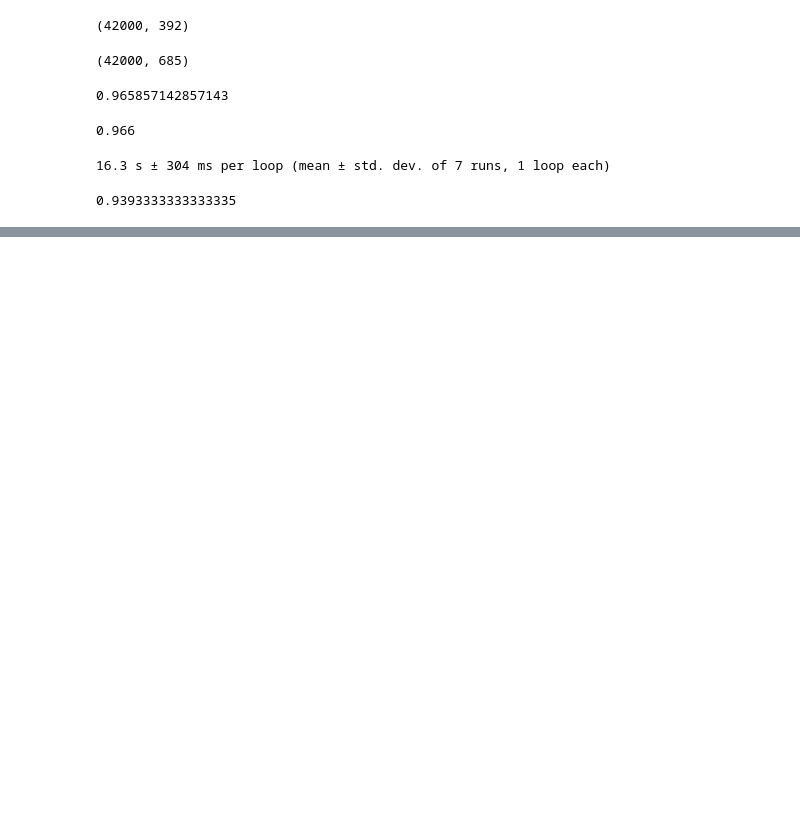
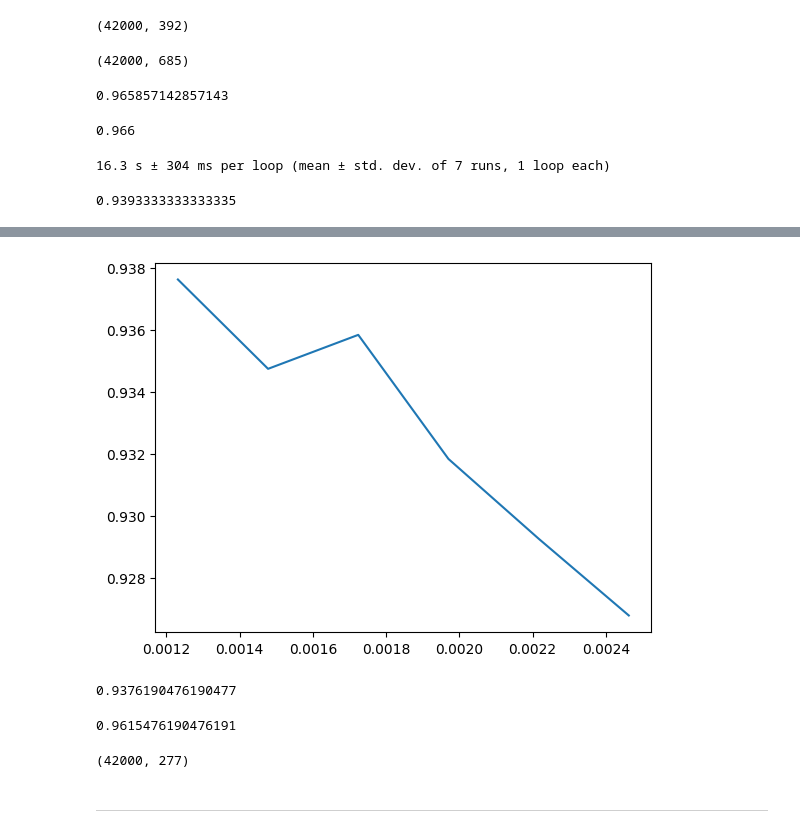
Before and after one commit to Ripple3547/caicai-sklearn, a Jupyter notebook: codes/3_1.ipynb, the cells around one changed output, grey strips where cells are left out. Saved outputs shown, nothing was run; the diff lists cells and outputs as text; code cells hidden in the pictures; blank space fills up the shorter version.

```diff
--- a/codes/3_1.ipynb
+++ b/codes/3_1.ipynb
@@ -161,0 +305,31 @@ cross_val_score(RFC(n_estimators=10, random_state=42), x_fsvar, Y, cv=5).mean()
+# %%
+# 根据学习曲线选择一个合适的threshold
+# 这里选两个边界值
+selected_thresholds = thresholds[1:3]
+score2 = []
+for t in np.linspace(selected_thresholds[0], selected_thresholds[1], 6):
+    x_embedded = SelectFromModel(RFC_, threshold=t).fit_transform(X, Y)
+    s = cross_val_score(RFC_, x_embedded, Y, cv=5).mean()
+    score2.append(s)
+# %%
+plt.plot(np.linspace(selected_thresholds[0], selected_thresholds[1], 6), score2)
+plt.show()
+# %% [output]
+[figure, added]
+# %%
+# 在调整一下RFC的n_estimators参数
+max(score2)
+# %% [output]
+0.9376190476190477
+# %%
+RFC_1 = RFC(n_estimators=100, random_state=42)
+x_embedded = SelectFromModel(RFC_1, threshold=selected_thresholds[0]).fit_transform(X, Y)
+cross_val_score(RFC_1, x_embedded, Y, cv=5).mean()
+# %% [output]
+0.9615476190476191
+# %%
+x_embedded.shape
+# %% [output]
+(42000, 277)
+# %% [markdown]
+---
```
Also changed, not shown: parts of 32 cells of this notebook, 5 other files.
